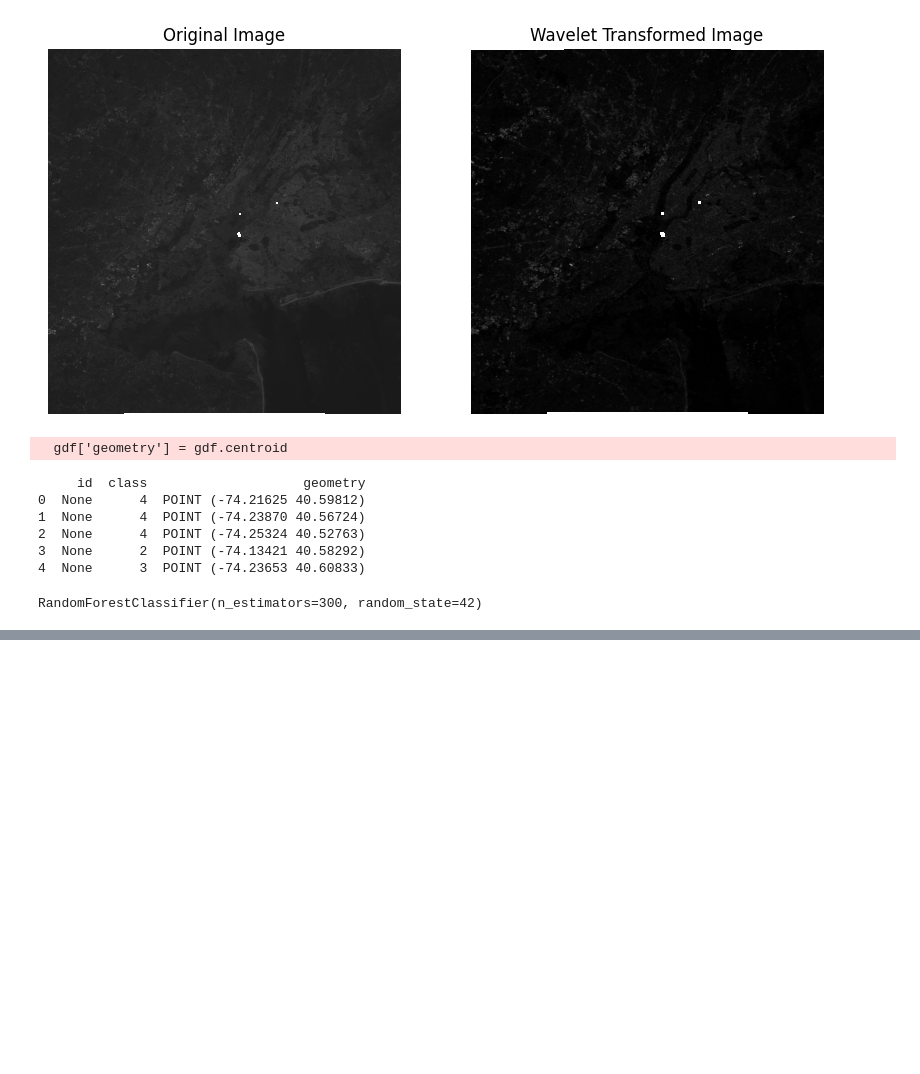
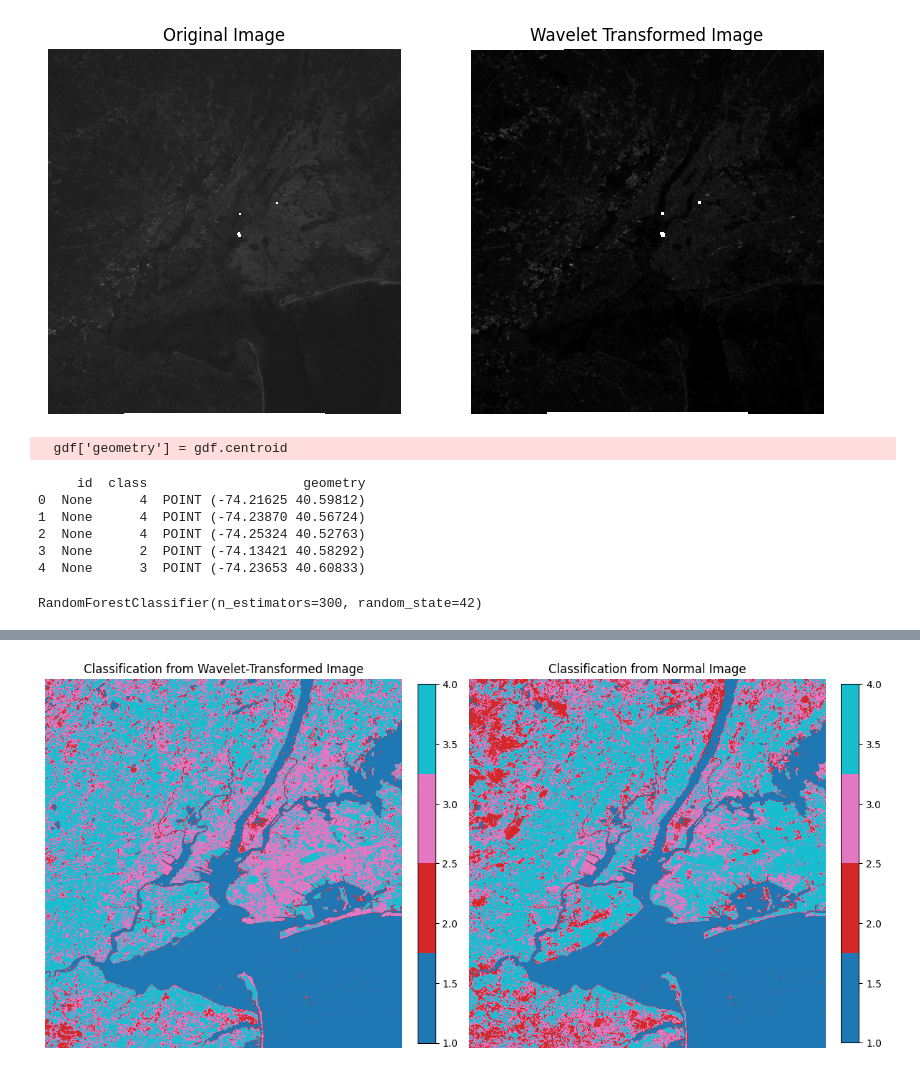
Before and after one commit to bastian6666/LandsatWT, a Jupyter notebook: src/visualization_view.ipynb, the cells around one changed output, grey strips where cells are left out. Drawn from its saved outputs; the diff is of its cells as text; code cells hidden in the pictures; blank space fills up the shorter version.

Commit message:
Image updates and leaflet integration

```diff
--- a/src/visualization_view.ipynb
+++ b/src/visualization_view.ipynb
@@ -431,0 +500,44 @@ plot_confusion_matrices(cm_wavelet, cm_normal,
+# %%
+import rasterio
+import matplotlib.pyplot as plt
+from matplotlib.colors import Normalize
+
+# Function to load a classified image
+def load_classified_image(path):
+    with rasterio.open(path) as src:
+        return src.read(1)  # Read the first band which contains the classification
+
+# Paths to the classified images
+classified_wavelet_image_path = 'classified_wavelet_image.tif'
+classified_normal_image_path = 'classified_normal_image.tif'
+
+# Load the images
+classified_wavelet_image = load_classified_image(classified_wavelet_image_path)
+classified_normal_image = load_classified_image(classified_normal_image_path)
+
+# Create a figure with two subplots
+fig, axes = plt.subplots(1, 2, figsize=(12, 6))
+
+# Use tab10 colormap
+cmap = plt.get_cmap('tab10', 4)  # Get 4 distinct colors from tab10
+
+# Define the color normalization based on the classification values (0 to 3)
+norm = Normalize(vmin=1, vmax=4)
+
+# Plot wavelet-transformed classification
+im = axes[0].imshow(classified_wavelet_image, cmap=cmap, norm=norm)
+axes[0].set_title('Classification from Wavelet-Transformed Image')
+axes[0].axis('off')
+fig.colorbar(im, ax=axes[0], orientation='vertical', fraction=0.046, pad=0.04)
+
+# Plot normal image classification
+im2 = axes[1].imshow(classified_normal_image, cmap=cmap, norm=norm)
+axes[1].set_title('Classification from Normal Image')
+axes[1].axis('off')
+fig.colorbar(im2, ax=axes[1], orientation='vertical', fraction=0.046, pad=0.04)
+
+# Display the plots
+plt.tight_layout()
+plt.show()
+# %% [output]
+[figure, added]
```
Also changed, not shown: parts of 8 cells of this notebook.
